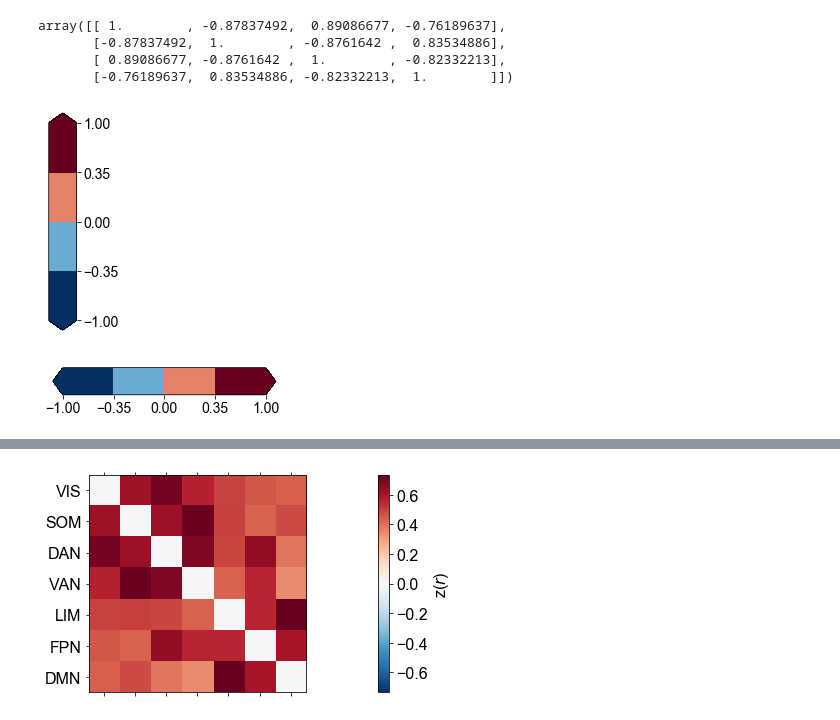
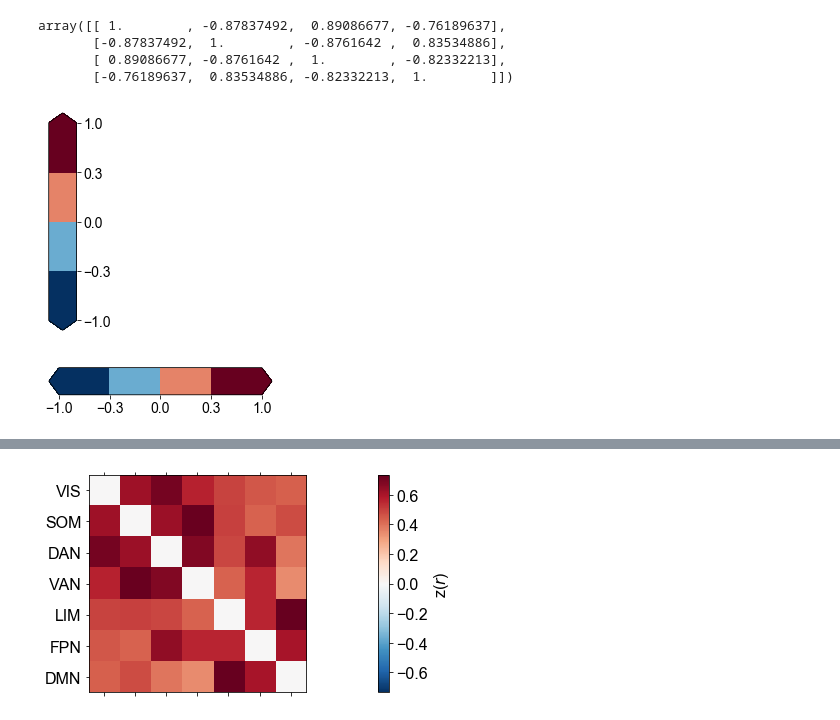
Before and after one commit to htwangtw/patterns-of-thought, a Jupyter notebook: notebooks/4.0-Ploting.ipynb, the cells around one changed output, grey strips where cells are left out. Drawn from its saved outputs; the diff is of its cells as text; code cells hidden in the pictures.

```diff
--- a/notebooks/4.0-Ploting.ipynb
+++ b/notebooks/4.0-Ploting.ipynb
@@ -202,25 +204,25 @@ array([[ 1.        , -0.87837492,  0.89086677, -0.76189637],
        [-0.76189637,  0.83534886, -0.82332213,  1.        ]])
 # %%
 cmap = mpl.colors.ListedColormap(['#053061', '#6aacd0', '#e58368', '#67001f'])
-bounds = [-1, -0.35, 0., .35, 1]
+bounds = [-1, -0.3, 0., .3, 1]
 
 norm = mpl.colors.BoundaryNorm(bounds, cmap.N)
 norm = mpl.colors.BoundaryNorm(bounds, cmap.N)
 fig = plt.figure(figsize=(0.5, 4))
 ax = fig.add_subplot(111)
 cb = mpl.colorbar.ColorbarBase(ax, cmap=cmap,
                                 norm=norm,
                                 # to use 'extend', you must
                                 # specify two extra boundaries:
                                 boundaries=[-3] + bounds + [3],
                                 extend='both',
                                 ticks=bounds,  # optional
                                 spacing='uniform',
                                 orientation='vertical')
 plt.savefig('./reports/colorbar.png', bbox_inches='tight', dpi=300)
 plt.show()
 # %% [output]
-[figure, old version]
+[figure, new version]
 # %%
 fig = plt.figure(figsize=(4, 0.5))
 ax = fig.add_subplot(111)
@@ -236,5 +238,5 @@ cb = mpl.colorbar.ColorbarBase(ax, cmap=cmap,
 plt.savefig('./reports/colorbar_H.png', bbox_inches='tight', dpi=300)
 plt.show()
 # %% [output]
-[figure, old version]
+[figure, new version]
 # %%
```
Also changed, not shown: parts of 7 cells of this notebook, 12 other files.
